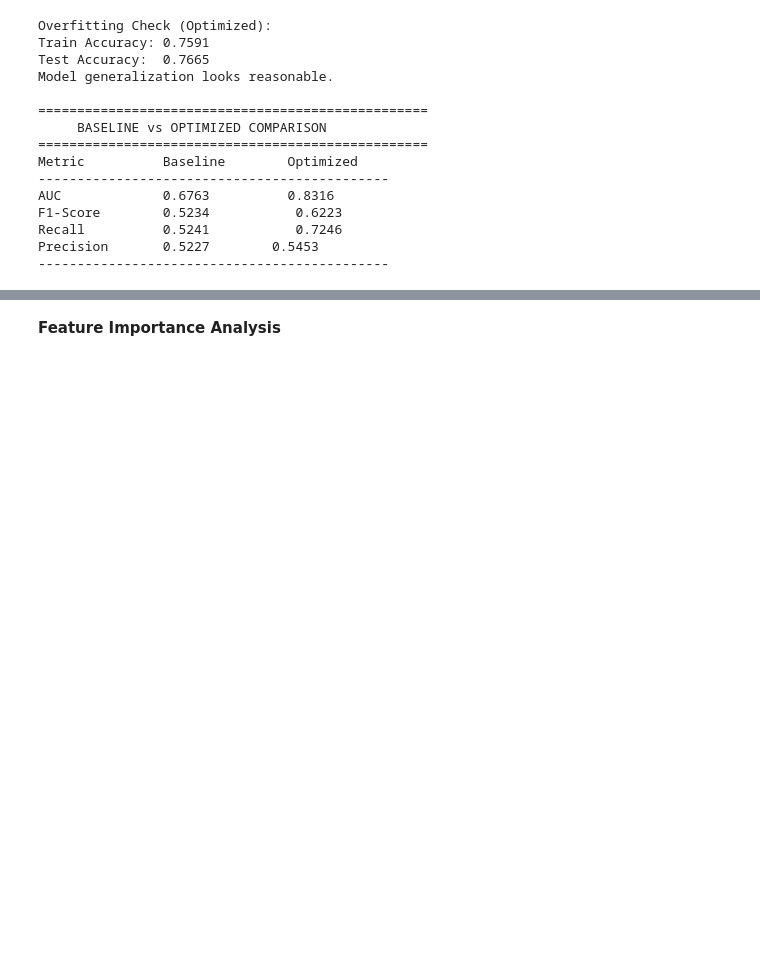
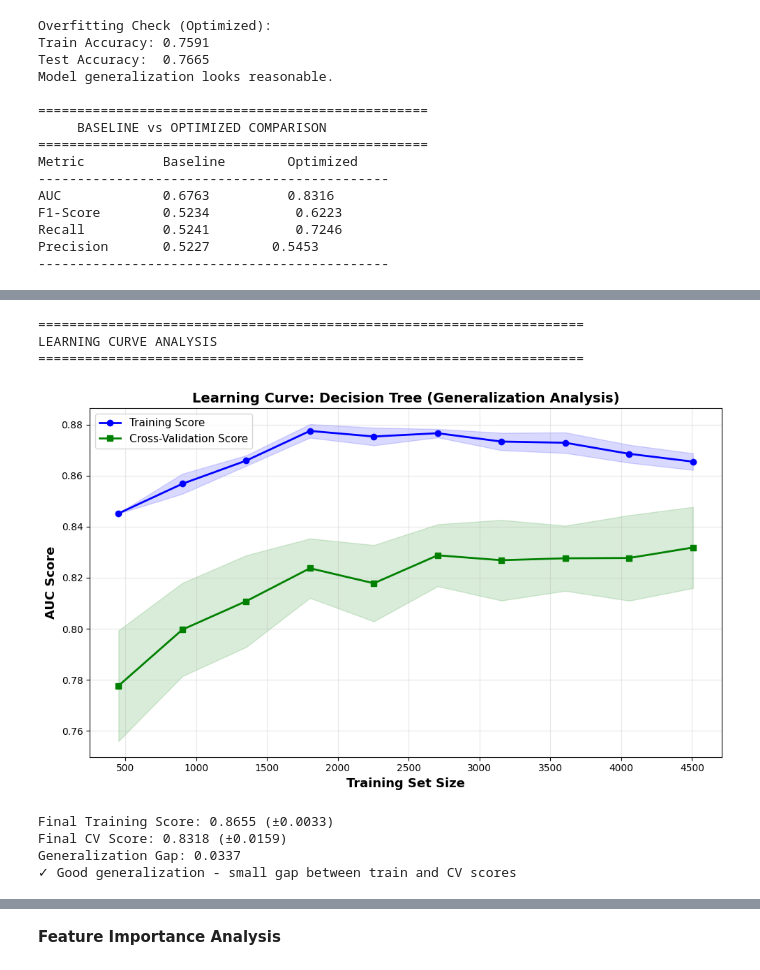
Before and after one commit to Dinu-Nimnara/CM2604_CW_2425587, a Jupyter notebook: CM2604_CW_2425587.ipynb, the cells around one changed output, grey strips where cells are left out. Saved outputs shown, nothing was run; the diff lists cells and outputs as text; code cells hidden in the pictures; blank space fills up the shorter version.

```diff
--- a/CM2604_CW_2425587.ipynb
+++ b/CM2604_CW_2425587.ipynb
@@ -1255,0 +1453,54 @@ Precision       0.5227        0.5453
+# %%
+
+# 3. LEARNING CURVE
+print("\n" + "="*70)
+print("LEARNING CURVE ANALYSIS")
+print("="*70)
+
+from sklearn.model_selection import learning_curve
+
+train_sizes, train_scores, test_scores = learning_curve(
+    dt_optimal, X_train_tree, y_train,
+    cv=5, scoring='roc_auc',
+    train_sizes=np.linspace(0.1, 1.0, 10),
+    n_jobs=-1
+)
+
+train_mean = np.mean(train_scores, axis=1)
+train_std = np.std(train_scores, axis=1)
+test_mean = np.mean(test_scores, axis=1)
+test_std = np.std(test_scores, axis=1)
+
+plt.figure(figsize=(10, 6))
+plt.plot(train_sizes, train_mean, label='Training Score', color='blue', marker='o', linewidth=2)
+plt.fill_between(train_sizes, train_mean - train_std, train_mean + train_std, alpha=0.15, color='blue')
+plt.plot(train_sizes, test_mean, label='Cross-Validation Score', color='green', marker='s', linewidth=2)
+plt.fill_between(train_sizes, test_mean - test_std, test_mean + test_std, alpha=0.15, color='green')
+
+plt.xlabel('Training Set Size', fontsize=13, fontweight='bold')
+plt.ylabel('AUC Score', fontsize=13, fontweight='bold')
+plt.title('Learning Curve: Decision Tree (Generalization Analysis)', fontsize=14, fontweight='bold')
+plt.legend(loc='best', fontsize=11)
+plt.grid(True, alpha=0.3)
+plt.tight_layout()
+plt.show()
+
+print(f"Final Training Score: {train_mean[-1]:.4f} (±{train_std[-1]:.4f})")
+print(f"Final CV Score: {test_mean[-1]:.4f} (±{test_std[-1]:.4f})")
+print(f"Generalization Gap: {(train_mean[-1] - test_mean[-1]):.4f}")
+
+if train_mean[-1] - test_mean[-1] < 0.05:
+    print("✓ Good generalization - small gap between train and CV scores")
+elif train_mean[-1] - test_mean[-1] < 0.10:
+    print("⚠ Moderate generalization - some overfitting present")
+else:
+    print("✗ Poor generalization - significant overfitting")
+# %% [output]
+======================================================================
+LEARNING CURVE ANALYSIS
+======================================================================
+[figure, added]
+Final Training Score: 0.8655 (±0.0033)
+Final CV Score: 0.8318 (±0.0159)
+Generalization Gap: 0.0337
+✓ Good generalization - small gap between train and CV scores
```
Also changed, not shown: parts of 37 cells of this notebook.
